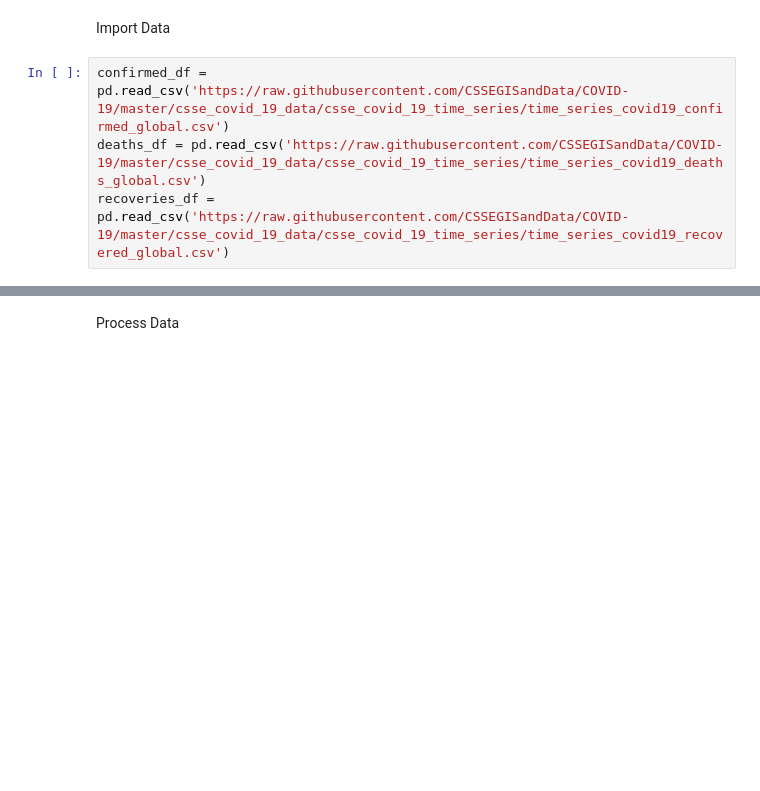
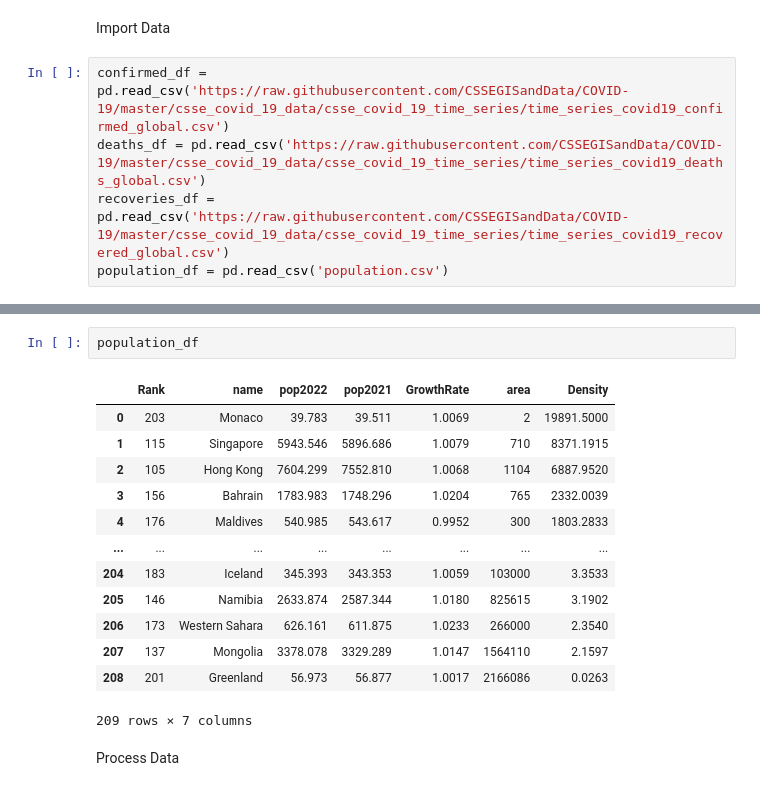
Before and after one commit to zzc01/MachineLearning, a Jupyter notebook: Covid19/Covid19Visualization.ipynb, the cells around one changed output, grey strips where cells are left out. Saved outputs shown, nothing was run; the diff lists cells and outputs as text; blank space fills up the shorter version.

```diff
--- a/Covid19/Covid19Visualization.ipynb
+++ b/Covid19/Covid19Visualization.ipynb
@@ -48,6 +49,7 @@ Import Data
 confirmed_df = pd.read_csv('https://raw.githubusercontent.com/CSSEGISandData/COVID-19/master/csse_covid_19_data/csse_covid_19_time_series/time_series_covid19_confirmed_global.csv')
 deaths_df = pd.read_csv('https://raw.githubusercontent.com/CSSEGISandData/COVID-19/master/csse_covid_19_data/csse_covid_19_time_series/time_series_covid19_deaths_global.csv')
 recoveries_df = pd.read_csv('https://raw.githubusercontent.com/CSSEGISandData/COVID-19/master/csse_covid_19_data/csse_covid_19_time_series/time_series_covid19_recovered_global.csv')
+population_df = pd.read_csv('population.csv')
 # %%
 recoveries_df
 # %% [output]
@@ -67,3 +69,19 @@ recoveries_df
+# %%
+population_df
+# %% [output]
+|  | Rank | name | pop2022 | pop2021 | GrowthRate | area | Density |
+| 0 | 203 | Monaco | 39.783 | 39.511 | 1.0069 | 2 | 19891.5000 |
+| 1 | 115 | Singapore | 5943.546 | 5896.686 | 1.0079 | 710 | 8371.1915 |
+| 2 | 105 | Hong Kong | 7604.299 | 7552.810 | 1.0068 | 1104 | 6887.9520 |
+| 3 | 156 | Bahrain | 1783.983 | 1748.296 | 1.0204 | 765 | 2332.0039 |
+| 4 | 176 | Maldives | 540.985 | 543.617 | 0.9952 | 300 | 1803.2833 |
+| ... | ... | ... | ... | ... | ... | ... | ... |
+| 204 | 183 | Iceland | 345.393 | 343.353 | 1.0059 | 103000 | 3.3533 |
+| 205 | 146 | Namibia | 2633.874 | 2587.344 | 1.0180 | 825615 | 3.1902 |
+| 206 | 173 | Western Sahara | 626.161 | 611.875 | 1.0233 | 266000 | 2.3540 |
+| 207 | 137 | Mongolia | 3378.078 | 3329.289 | 1.0147 | 1564110 | 2.1597 |
+| 208 | 201 | Greenland | 56.973 | 56.877 | 1.0017 | 2166086 | 0.0263 |
+209 rows × 7 columns
 # %% [markdown]
 Process Data
 # %%
```
Also changed, not shown: parts of 16 cells of this notebook, 1 other file.
